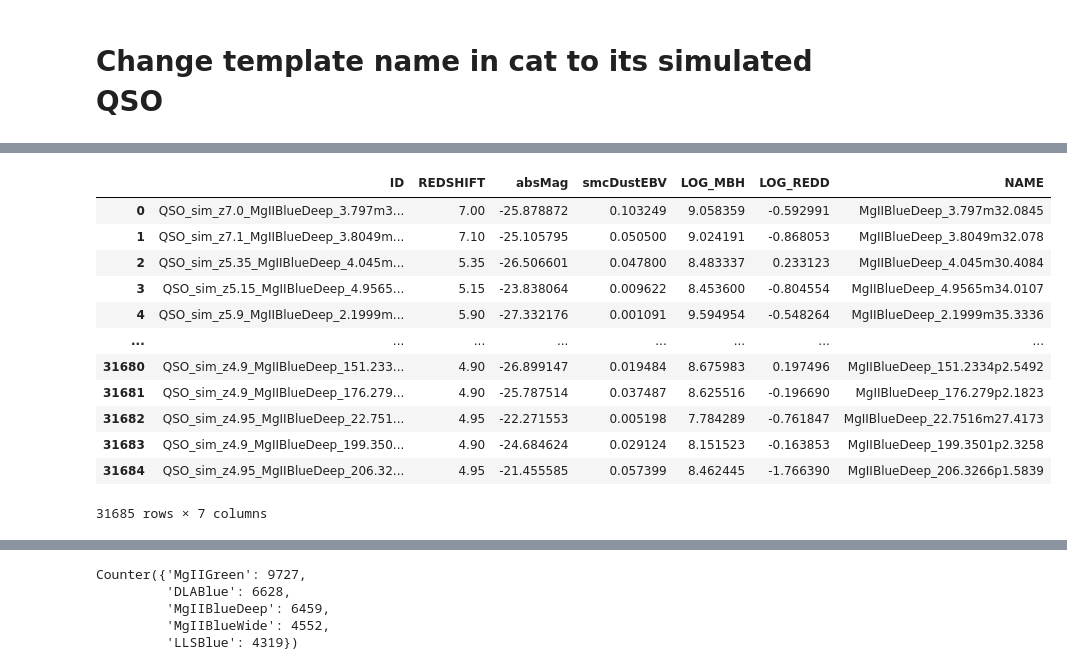
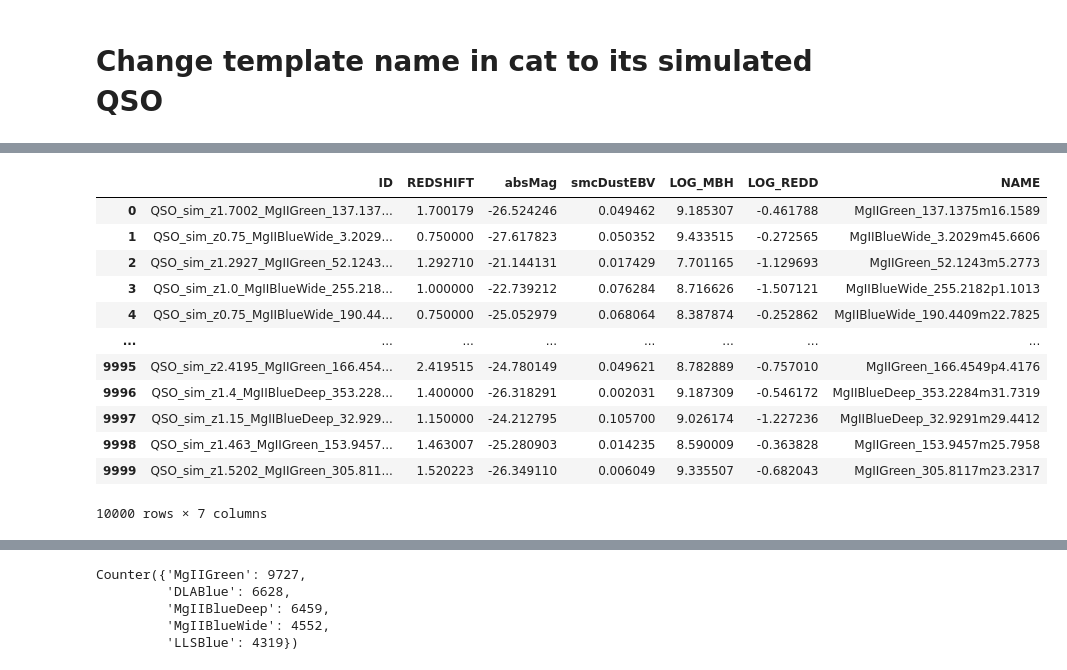
Before and after one commit to NicoGalvarino/simpaqs, a Jupyter notebook: prep_cat_for_SIMPAQS.ipynb, the cells around one changed output, grey strips where cells are left out. Cells and saved outputs as stored; diff of their text form; code cells hidden in the pictures.

```diff
--- a/prep_cat_for_SIMPAQS.ipynb
+++ b/prep_cat_for_SIMPAQS.ipynb
@@ -303,18 +305,18 @@ cat_bal
 # %%
-qsos = pd.read_csv('../QSO_output/QSOs_balanced_training_set/model_input.csv')
+qsos = pd.read_csv('../QSO_output/QSOs_not_in_training/model_input.csv')
 qsos
 # %% [output]
 |  | ID | REDSHIFT | absMag | smcDustEBV | LOG_MBH | LOG_REDD | NAME |
-| 0 | QSO_sim_z7.0_MgIIBlueDeep_3.797m3... | 7.00 | -25.878872 | 0.103249 | 9.058359 | -0.592991 | MgIIBlueDeep_3.797m32.0845 |
-| 1 | QSO_sim_z7.1_MgIIBlueDeep_3.8049m... | 7.10 | -25.105795 | 0.050500 | 9.024191 | -0.868053 | MgIIBlueDeep_3.8049m32.078 |
-| 2 | QSO_sim_z5.35_MgIIBlueDeep_4.045m... | 5.35 | -26.506601 | 0.047800 | 8.483337 | 0.233123 | MgIIBlueDeep_4.045m30.4084 |
-| 3 | QSO_sim_z5.15_MgIIBlueDeep_4.9565... | 5.15 | -23.838064 | 0.009622 | 8.453600 | -0.804554 | MgIIBlueDeep_4.9565m34.0107 |
-| 4 | QSO_sim_z5.9_MgIIBlueDeep_2.1999m... | 5.90 | -27.332176 | 0.001091 | 9.594954 | -0.548264 | MgIIBlueDeep_2.1999m35.3336 |
+| 0 | QSO_sim_z1.7002_MgIIGreen_137.137... | 1.700179 | -26.524246 | 0.049462 | 9.185307 | -0.461788 | MgIIGreen_137.1375m16.1589 |
+| 1 | QSO_sim_z0.75_MgIIBlueWide_3.2029... | 0.750000 | -27.617823 | 0.050352 | 9.433515 | -0.272565 | MgIIBlueWide_3.2029m45.6606 |
+| 2 | QSO_sim_z1.2927_MgIIGreen_52.1243... | 1.292710 | -21.144131 | 0.017429 | 7.701165 | -1.129693 | MgIIGreen_52.1243m5.2773 |
+| 3 | QSO_sim_z1.0_MgIIBlueWide_255.218... | 1.000000 | -22.739212 | 0.076284 | 8.716626 | -1.507121 | MgIIBlueWide_255.2182p1.1013 |
+| 4 | QSO_sim_z0.75_MgIIBlueWide_190.44... | 0.750000 | -25.052979 | 0.068064 | 8.387874 | -0.252862 | MgIIBlueWide_190.4409m22.7825 |
 | ... | ... | ... | ... | ... | ... | ... | ... |
-| 31680 | QSO_sim_z4.9_MgIIBlueDeep_151.233... | 4.90 | -26.899147 | 0.019484 | 8.675983 | 0.197496 | MgIIBlueDeep_151.2334p2.5492 |
-| 31681 | QSO_sim_z4.9_MgIIBlueDeep_176.279... | 4.90 | -25.787514 | 0.037487 | 8.625516 | -0.196690 | MgIIBlueDeep_176.279p2.1823 |
-| 31682 | QSO_sim_z4.95_MgIIBlueDeep_22.751... | 4.95 | -22.271553 | 0.005198 | 7.784289 | -0.761847 | MgIIBlueDeep_22.7516m27.4173 |
-| 31683 | QSO_sim_z4.9_MgIIBlueDeep_199.350... | 4.90 | -24.684624 | 0.029124 | 8.151523 | -0.163853 | MgIIBlueDeep_199.3501p2.3258 |
-| 31684 | QSO_sim_z4.95_MgIIBlueDeep_206.32... | 4.95 | -21.455585 | 0.057399 | 8.462445 | -1.766390 | MgIIBlueDeep_206.3266p1.5839 |
+| 9995 | QSO_sim_z2.4195_MgIIGreen_166.454... | 2.419515 | -24.780149 | 0.049621 | 8.782889 | -0.757010 | MgIIGreen_166.4549p4.4176 |
+| 9996 | QSO_sim_z1.4_MgIIBlueDeep_353.228... | 1.400000 | -26.318291 | 0.002031 | 9.187309 | -0.546172 | MgIIBlueDeep_353.2284m31.7319 |
+| 9997 | QSO_sim_z1.15_MgIIBlueDeep_32.929... | 1.150000 | -24.212795 | 0.105700 | 9.026174 | -1.227236 | MgIIBlueDeep_32.9291m29.4412 |
+| 9998 | QSO_sim_z1.463_MgIIGreen_153.9457... | 1.463007 | -25.280903 | 0.014235 | 8.590009 | -0.363828 | MgIIGreen_153.9457m25.7958 |
+| 9999 | QSO_sim_z1.5202_MgIIGreen_305.811... | 1.520223 | -26.349110 | 0.006049 | 9.335507 | -0.682043 | MgIIGreen_305.8117m23.2317 |
-31685 rows × 7 columns
+10000 rows × 7 columns
 # %%
```
Also changed, not shown: parts of 20 cells of this notebook, 2 other files.
